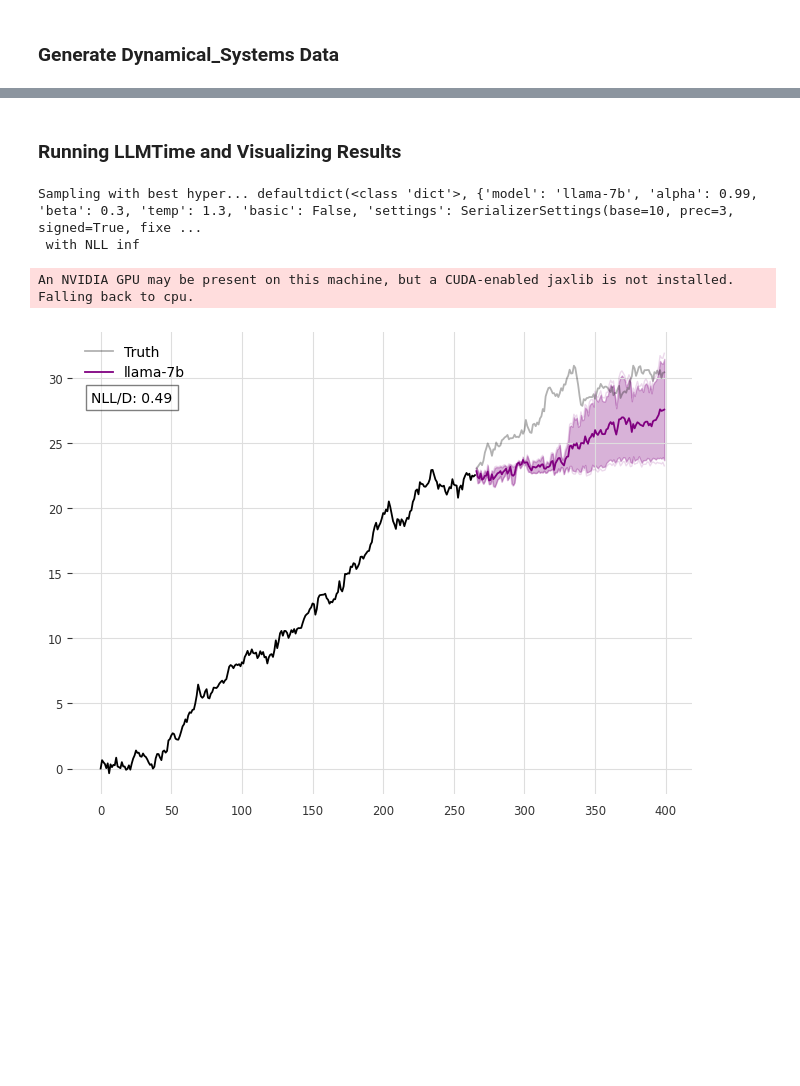
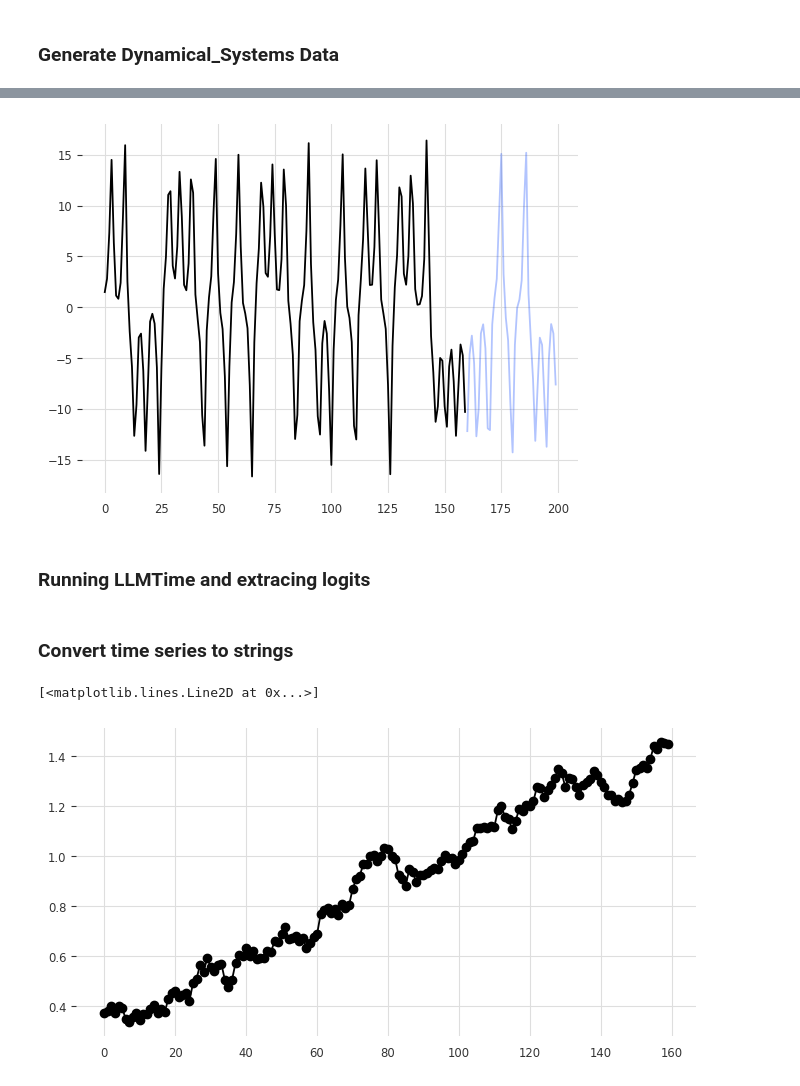
Before and after one commit to AntonioLiu97/llmICL, a Jupyter notebook: distribution_tuning_demo.ipynb, the cells around one changed output, grey strips where cells are left out. Saved outputs shown, nothing was run; the diff lists cells and outputs as text; code cells hidden in the pictures; blank space fills up the shorter version.

```diff
--- a/distribution_tuning_demo.ipynb
+++ b/distribution_tuning_demo.ipynb
@@ -178,19 +193,47 @@ plt.plot([np.nan]*len(train)+list(test), alpha = 0.3)
+# %%
+# Lorenz system parameters (for chaotic regime)
+# Time discretization
+Nt = 200
+# Create grid of time steps
+tspan = np.linspace(0, 30, Nt)
+
+sigma = 10.0
+rho = 28.0
+beta = 8.0 / 3.0
+
+def lorenz(state, t):
+    x, y, z = state
+    dxdt = sigma * (y - x)
+    dydt = x * (rho - z) - y
+    dzdt = x * y - beta * z
+    return [dxdt, dydt, dzdt]
+
+# Specific initial condition
+initial_state = [0, 2.01, 23.02]
+initial_state = [1, 2.01, 23.02]
+initial_state = [1.5, 2.01, 23.02]
+
+# Solve the ODE
+solution = odeint(lorenz, initial_state, tspan)
+
+# Extract the time-series
+X = solution[:, 0]
+Y = solution[:, 1]
+Z = solution[:, 2]
+
+# Store the generated time-series in a pandas DataFrame
+df = pd.DataFrame({'Time': tspan, 'X': X, 'Y': Y, 'Z': Z})
+
+train = df['X'][0:int(Nt/5*4)]
+test = df['X'][int(Nt/5*4):]
+
+plt.plot(train, alpha = 1)
+plt.plot([np.nan]*len(train)+list(test), alpha = 0.3)
+plt.show()
+
+# plt.plot(df['Y'])
+# plt.plot(df['Z'])
+# %% [output]
+[figure, added]
 # %% [markdown]
-### Running LLMTime and Visualizing Results ##
+### Running LLMTime and extracing logits
-# %%
-### Temperature tuning
-num_samples = 2
-temp_list = [1.3]
-### Llama 70-B takes 30 minutes to run
-
-for model in model_names: # GPT-4 takes a about a minute to run
-    hypers = list(grid_iter(model_hypers[model]))
-    for temp in temp_list:
-        hypers[0]['temp'] = temp
-        pred_dict = get_autotuned_predictions_data(train, test, hypers, num_samples, model_predict_fns[model], verbose=False, parallel=False)
-        plot_preds(train, test, pred_dict, model, show_samples=True)
-# %% [output]
-Sampling with best hyper... defaultdict(<class 'dict'>, {'model': 'llama-7b', 'alpha': 0.99, 'beta': 0.3, 'temp': 1.3, 'basic': False, 'settings': SerializerSettings(base=10, prec=3, signed=True, fixe ...
- with NLL inf
-An NVIDIA GPU may be present on this machine, but a CUDA-enabled jaxlib is not installed. Falling back to cpu.
-[figure, removed]
@@ -196,0 +386,2 @@ An NVIDIA GPU may be present on this machine, but a CUDA-enabled jaxlib is not i
+# %% [markdown]
+### Convert time series to strings
@@ -196,0 +402,6 @@ An NVIDIA GPU may be present on this machine, but a CUDA-enabled jaxlib is not i
+# %%
+plt.figure(figsize=(8, 4))
+plt.plot(transformed_input_arr, marker = 'o')
+# %% [output]
+[<matplotlib.lines.Line2D at 0x...>]
+[figure, added]
```
Also changed, not shown: parts of 20 cells of this notebook, 3 other files.
